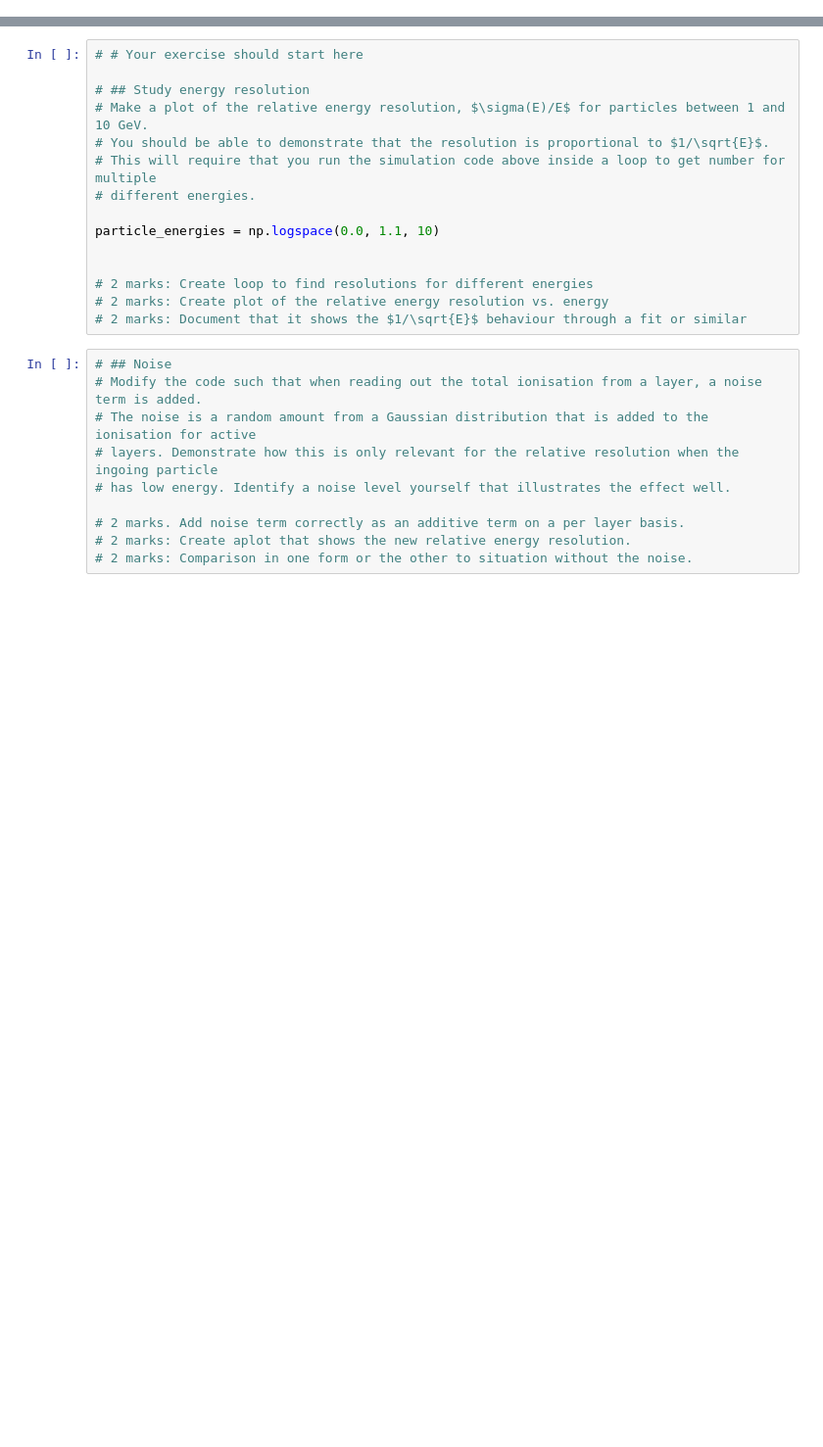
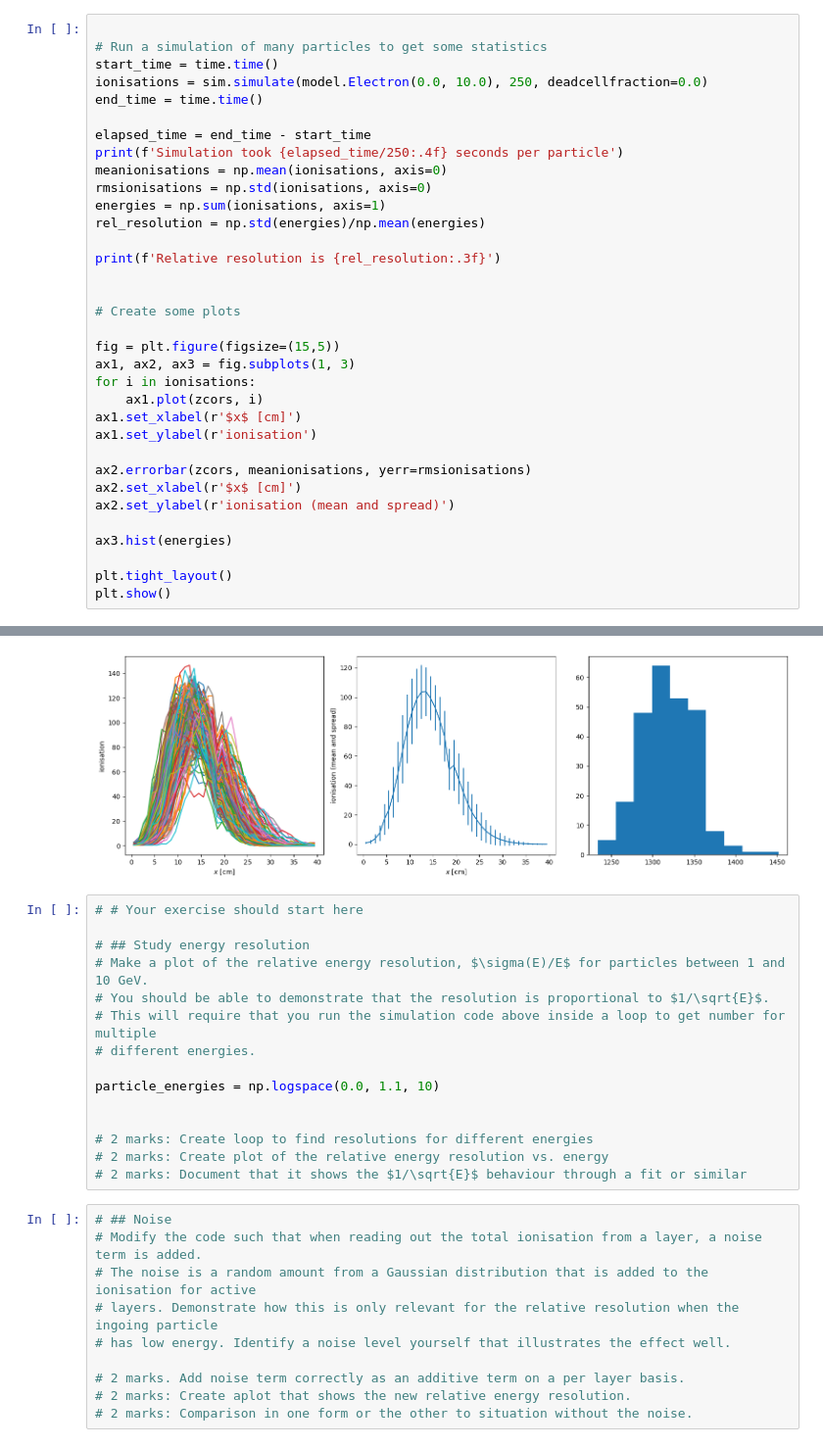
Before and after one commit to Monash-University-Physics-Astronomy/monashspa, a Jupyter notebook: monashspa/PHS3302/calorimeter/calorimeter.ipynb, the cells around one changed output, grey strips where cells are left out. Shown at 98% size. Cells and saved outputs as stored; diff of their text form; blank space fills up the shorter version.

```diff
--- a/monashspa/PHS3302/calorimeter/calorimeter.ipynb
+++ b/monashspa/PHS3302/calorimeter/calorimeter.ipynb
@@ -57,0 +38,35 @@ plt.show()
+# %%
+
+# Run a simulation of many particles to get some statistics
+start_time = time.time()
+ionisations = sim.simulate(model.Electron(0.0, 10.0), 250, deadcellfraction=0.0)
+end_time = time.time()
+
+elapsed_time = end_time - start_time
+print(f'Simulation took {elapsed_time/250:.4f} seconds per particle')
+meanionisations = np.mean(ionisations, axis=0)
+rmsionisations = np.std(ionisations, axis=0)
+energies = np.sum(ionisations, axis=1)
+rel_resolution = np.std(energies)/np.mean(energies)
+
+print(f'Relative resolution is {rel_resolution:.3f}')
+
+
+# Create some plots
+
+fig = plt.figure(figsize=(15,5))
+ax1, ax2, ax3 = fig.subplots(1, 3)
+for i in ionisations:
+    ax1.plot(zcors, i)
+ax1.set_xlabel(r'$x$ [cm]')
+ax1.set_ylabel(r'ionisation')
+
+ax2.errorbar(zcors, meanionisations, yerr=rmsionisations)
+ax2.set_xlabel(r'$x$ [cm]')
+ax2.set_ylabel(r'ionisation (mean and spread)')
+
+ax3.hist(energies)
+
+plt.tight_layout()
+plt.show()
+# %% [output]
@@ -58,3 +75,4 @@ plt.show()
+[figure, added]
 # %%
 # # Your exercise should start here
 
```
Also changed, not shown: parts of 3 cells of this notebook, 4 other files.
